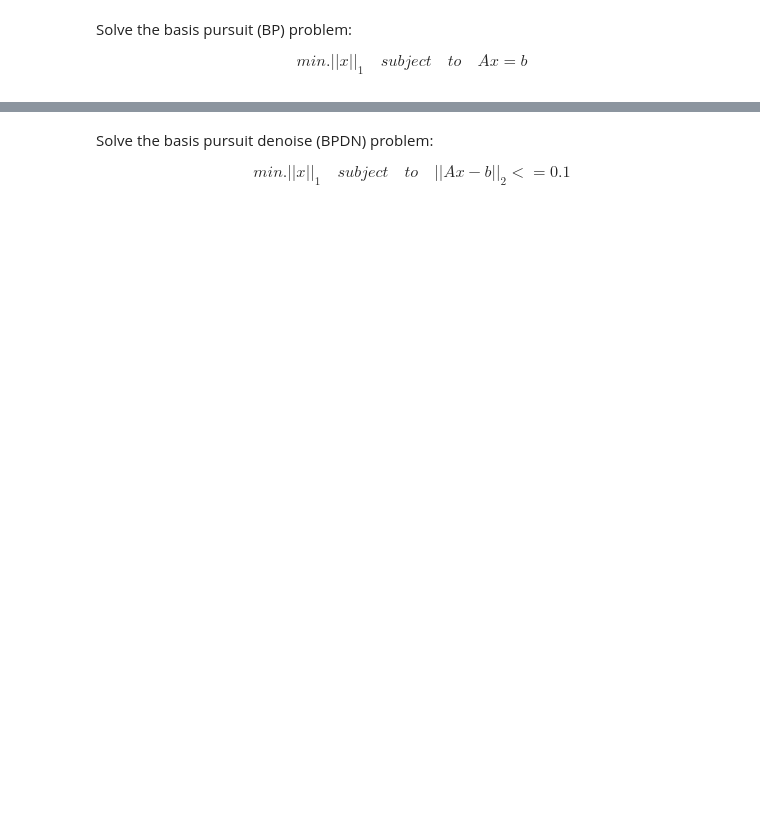
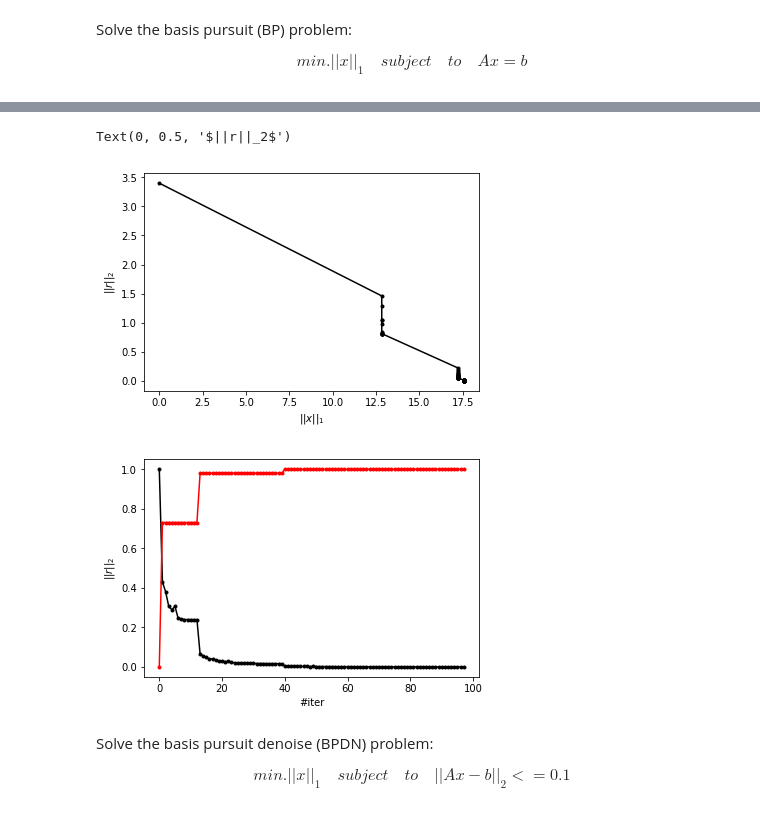
Before and after one commit to drrelyea/spgl1, a Jupyter notebook: examples/Official_demo.ipynb, the cells around one changed output, grey strips where cells are left out. Cells and saved outputs as stored; diff of their text form; code cells hidden in the pictures; blank space fills up the shorter version.

```diff
--- a/examples/Official_demo.ipynb
+++ b/examples/Official_demo.ipynb
@@ -56,7 +68,7 @@ Solve the basis pursuit (BP) problem:
 $$min.  ||x||_1 \quad subject \quad  to \quad  Ax = b$$
 # %%
 b = A.dot(x0) # signal
-x,resid,grad,info = spg_bp(A, b)
+x,resid,grad,info = spg_bp(A, b, verbosity=2)
 
 plt.figure()
 plt.plot(x,'b')
@@ -68,4 +97,19 @@ Text(0.5, 1.0, '(a) Basis Pursuit')
 [figure]
+# %%
+plt.figure()
+plt.plot(info['xNorm1'], info['rNorm2'], '.-k')
+plt.xlabel(r'$||x||_1$')
+plt.ylabel(r'$||r||_2$')
+
+plt.figure()
+plt.plot(np.arange(info['iterr']), info['rNorm2']/max(info['rNorm2']), '.-k')
+plt.plot(np.arange(info['iterr']), info['xNorm1']/max(info['xNorm1']), '.-r')
+plt.xlabel(r'#iter')
+plt.ylabel(r'$||r||_2$')
+# %% [output]
+Text(0, 0.5, '$||r||_2$')
+[figure, added]
+[figure, added]
 # %% [markdown]
 Solve the basis pursuit denoise (BPDN) problem:
 
```
Also changed, not shown: parts of 12 cells of this notebook, 7 other files.
